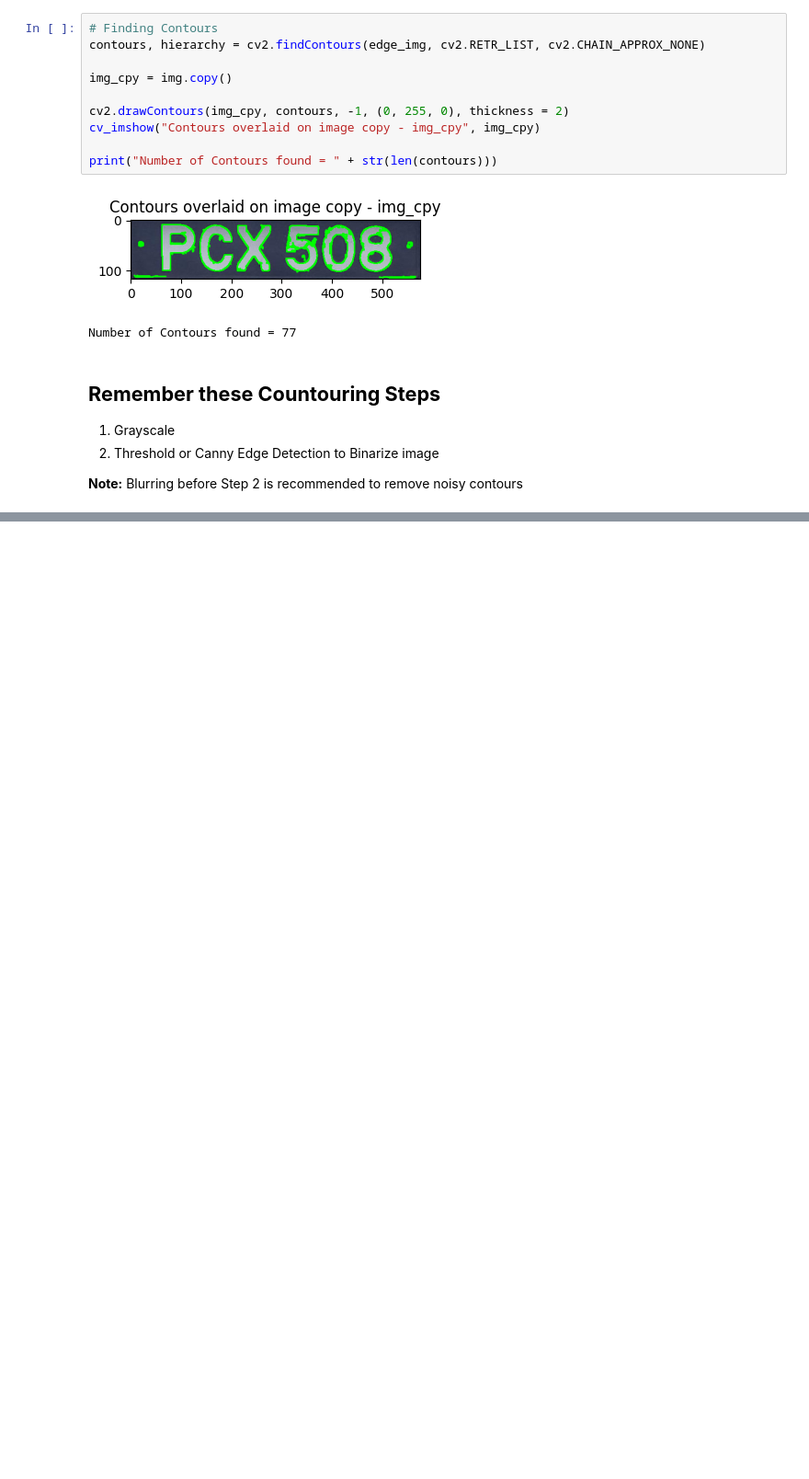
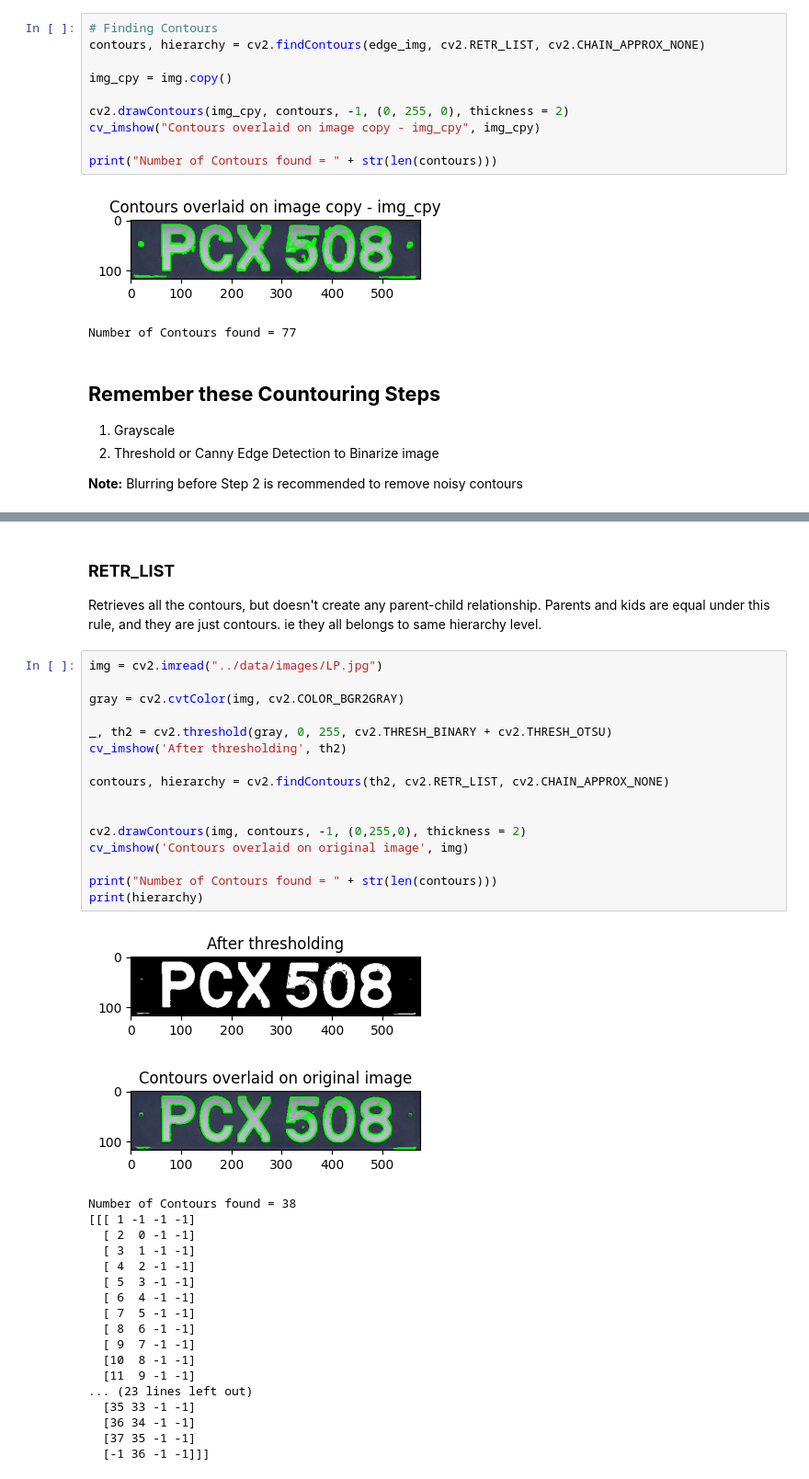
Before and after one commit to Sabbha20/pytorch2024, a Jupyter notebook: 001 - Image Segements/001 - Contours Drawing.ipynb, the cells around one changed output, grey strips where cells are left out. Shown at 92% size. Saved outputs shown, nothing was run; the diff lists cells and outputs as text; blank space fills up the shorter version.

```diff
--- a/001 - Image Segements/001 - Contours Drawing.ipynb
+++ b/001 - Image Segements/001 - Contours Drawing.ipynb
@@ -134,0 +204,39 @@ kernel_3x3 = np.ones((3, 3), np.float32) / 9
+# %% [markdown]
+### **RETR_LIST**
+Retrieves all the contours, but doesn't create any parent-child relationship. Parents and kids are equal under this rule, and they are just contours. ie they all belongs to same hierarchy level.
+# %%
+img = cv2.imread("../data/images/LP.jpg")
+
+gray = cv2.cvtColor(img, cv2.COLOR_BGR2GRAY)
+
+_, th2 = cv2.threshold(gray, 0, 255, cv2.THRESH_BINARY + cv2.THRESH_OTSU)
+cv_imshow('After thresholding', th2)
+
+contours, hierarchy = cv2.findContours(th2, cv2.RETR_LIST, cv2.CHAIN_APPROX_NONE)
+
+
+cv2.drawContours(img, contours, -1, (0,255,0), thickness = 2)
+cv_imshow('Contours overlaid on original image', img)
+
+print("Number of Contours found = " + str(len(contours)))
+print(hierarchy)
+# %% [output]
+[figure, added]
+[figure, added]
+Number of Contours found = 38
+[[[ 1 -1 -1 -1]
+  [ 2  0 -1 -1]
+  [ 3  1 -1 -1]
+  [ 4  2 -1 -1]
+  [ 5  3 -1 -1]
+  [ 6  4 -1 -1]
+  [ 7  5 -1 -1]
+  [ 8  6 -1 -1]
+  [ 9  7 -1 -1]
+  [10  8 -1 -1]
+  [11  9 -1 -1]
+... (23 lines left out)
+  [35 33 -1 -1]
+  [36 34 -1 -1]
+  [37 35 -1 -1]
+  [-1 36 -1 -1]]]
```
Also changed, not shown: parts of 6 cells of this notebook.
